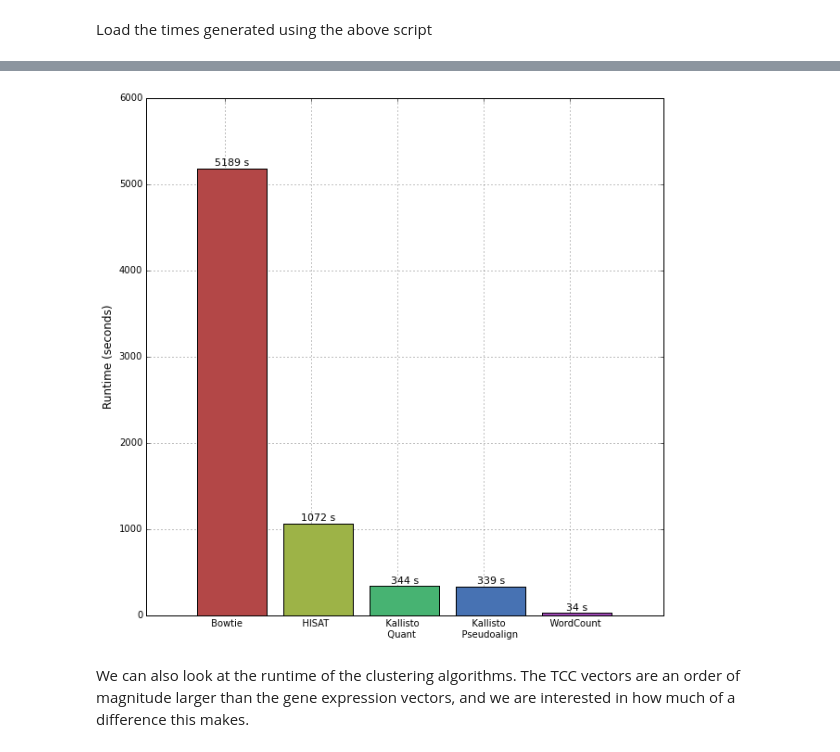
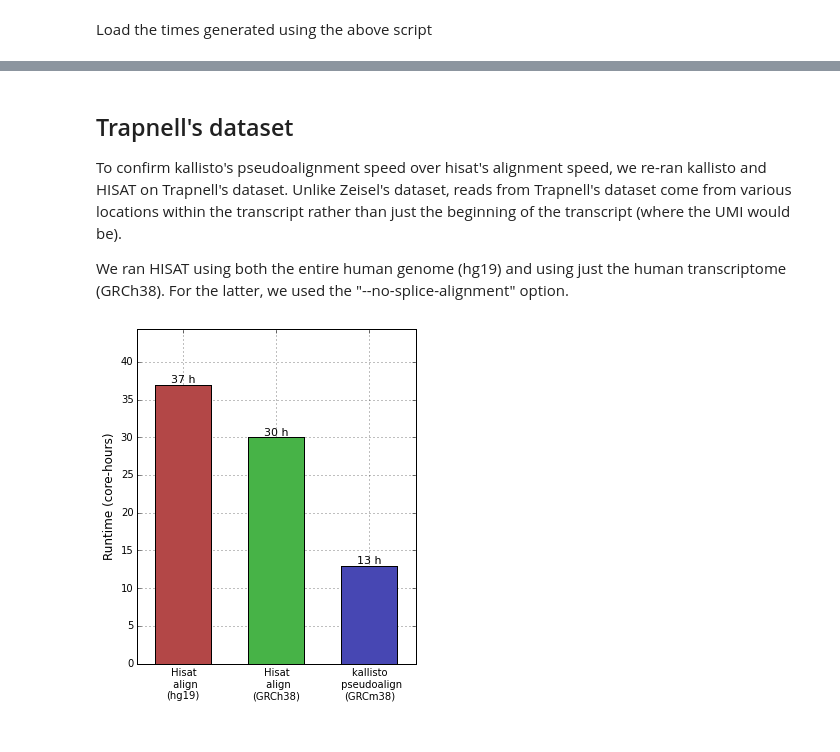
Before and after one commit to govinda-kamath/clustering_on_transcript_compatibility_counts, a Jupyter notebook: Timing_pipeline/Timing_Analysis.ipynb, the cells around one changed output, grey strips where cells are left out. Saved outputs shown, nothing was run; the diff lists cells and outputs as text; code cells hidden in the pictures.

Commit message:
re-touched figures

```diff
--- a/Timing_pipeline/Timing_Analysis.ipynb
+++ b/Timing_pipeline/Timing_Analysis.ipynb
@@ -42,5 +50,4 @@ Load the times generated using the above script
 with open('./TCC/time.time') as f: TCC=float(f.readline())
 with open('./bowtie1/time.time') as f: bowtie1=float(f.readline())
 with open('./hisat/time.time') as f: hisat=float(f.readline())
-with open('./kallisto/time.time') as f: kallisto=float(f.readline())
-with open('./wc/time.time') as f: wc=float(f.readline())
+# with open('./wc/time.time') as f: wc=float(f.readline())
@@ -49,36 +114,51 @@ Generate the bar plot comparing the runtimes of different methods.
+# %% [markdown]
+## Trapnell's dataset <a id='section2'></a>
+
+To confirm kallisto's pseudoalignment speed over hisat's alignment speed, we re-ran kallisto and HISAT on Trapnell's dataset. Unlike Zeisel's dataset, reads from Trapnell's dataset come from various locations within the transcript rather than just the beginning of the transcript (where the UMI would be).
+
+We ran HISAT using both the entire human genome (hg19) and using just the human transcriptome (GRCh38). For the latter, we used the "--no-splice-alignment" option.
 # %%
-%matplotlib inline
+file_list=['../Trapnell_pipeline/hisat_time.txt','../Trapnell_pipeline/hisat_trans_time.txt','../Trapnell_pipeline/kallisto_time.txt']
+n = len(file_list)
+times=np.zeros((n,1))
 
-# Generate RBG values to create a rainbow for N bars
-N = 5
+cur_time=0
+for ind in range(n):
+    with open (file_list[ind]) as f:
+        for line in f:
+            line1=line.split()
+            if len(line1)==2 and (line1[0]=='user' or line1[0]=='sys'):
+                line2 = re.split("[ms]+", line1[1])
+                cur_time += int(line2[0])*60 + float(line2[1])
+    times[ind]=float(cur_time)
+    cur_time=0
+
 HSV_tuples = [(x*1.0/N, 0.6, 0.7) for x in range(N)]
 RGB_tuples = map(lambda x: colorsys.hsv_to_rgb(*x), HSV_tuples)
 
-menMeans = (bowtie1,hisat,kallisto,TCC,wc)
+menMeans = np.round(times/3600)
 
 ind = np.arange(N)
-width = 0.45
 
-fig = plt.figure(figsize=(10,10))
+fig = plt.figure(figsize=(5,6))
 ax = fig.add_subplot(111)
-rects1 = ax.bar(ind, menMeans, width=0.8, color=RGB_tuples,zorder=4, align='center')
-methods = [' Bowtie', '   HISAT','   Kallisto\n   Quant',
-           '   Kallisto\n    Pseudoalign','    WordCount']
+rects1 = ax.bar(ind, menMeans, width=0.6, color=RGB_tuples,zorder=4, align='center')
+methods = ['Hisat \n align \n(hg19)','Hisat \n align \n(GRCh38)','kallisto \n pseudoalign \n(GRCm38)']
 plt.grid()
 
-xticks_pos = [0.65*patch.get_width() + patch.get_xy()[0] -0.2 for patch in rects1]
-plt.xticks(xticks_pos, methods, ha='center', rotation=0, size=10)
+plt.xticks( [0, 1,2],methods, ha='center', rotation=0, size=10)
 
 rects = ax.patches
-hts=map(lambda x: str(int(x))+' s',menMeans)
+hts=map(lambda x: str(int(x))+' h',menMeans)
 for rect, ht in zip(rects, hts):
     height = rect.get_height()
-    ax.text(rect.get_x() + rect.get_width()/2, height + 5,
+    ax.text(rect.get_x() + rect.get_width()/2, height,
             ht, ha='center', va='bottom',fontsize=11)
-
-plt.ylabel('Runtime (seconds)',size=12)
+plt.xlim(-0.5,2.5)
+plt.ylim(0,1.2*np.max(menMeans) )
+plt.ylabel('Runtime (core-hours)',size=12)
+save_name = 'Fig3b'
+if save_name is not None: plt.savefig('/data/SS_RNA_seq/Figures/'+save_name+'.eps', format='eps', dpi=900)
 plt.show()
 # %% [output]
-[figure, old version]
+[figure, new version]
-# %% [markdown]
-We can also look at the runtime of the clustering algorithms. The TCC vectors are an order of magnitude larger than the gene expression vectors, and we are interested in how much of a difference this makes.
```
Also changed, not shown: parts of 6 cells of this notebook.
